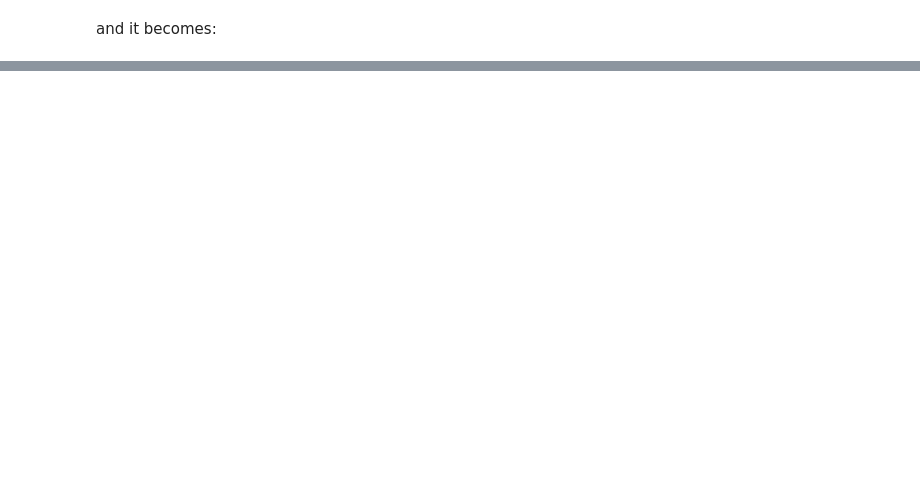
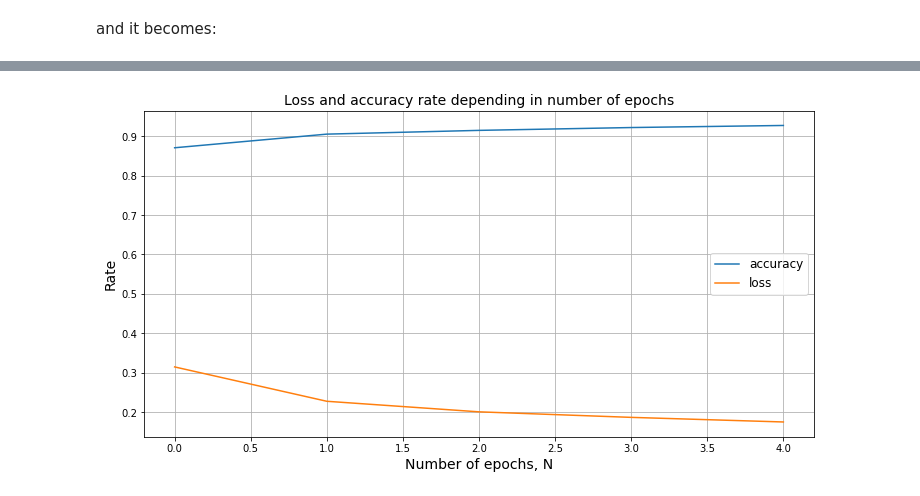
Before and after one commit to belpablo/Machine_Learning_Tecnologies_2022, a Jupyter notebook: Task_5/Belenko_Pavel_J41325c_MLT_2022_Task_5.ipynb, the cells around one changed output, grey strips where cells are left out. Saved outputs shown, nothing was run; the diff lists cells and outputs as text; code cells hidden in the pictures; blank space fills up the shorter version.

```diff
--- a/Task_5/Belenko_Pavel_J41325c_MLT_2022_Task_5.ipynb
+++ b/Task_5/Belenko_Pavel_J41325c_MLT_2022_Task_5.ipynb
@@ -253,10 +260,22 @@ model = Sequential()
 model.add(vgg16_net)
 
 # + flattening
+model.add(Flatten())
+
 # + Dense fullyconnected layer with 256 neurons
+model.add(Dense(256))
+
 # + ReLu
+# model.add(ReLU())
+model.add(Activation('relu'))
+
 # + Dropout
+model.add(Dropout(.5))
+
 # + Dense layer with 1 neuron
+model.add(Dense(1))
+
 # + sigmoid
+model.add(Activation('sigmoid'))
 
 model.summary()
@@ -283,9 +328,9 @@ plt.show()
 # Without using a GPU, learning 1 epoch of such a network will take about an hour. Plan your time =)
 # If you have access to a GPU, you can try 10-12 epochs - the quality should increase even more.
 
-model.fit_generator(
+modified_vgg162 = model.fit_generator(
     train_generator,
-    steps_per_epoch=nb_train_samples // batch_size,
-    epochs=5,
-    validation_data=val_generator,
-    validation_steps=nb_validation_samples // batch_size)
+    steps_per_epoch = nb_train_samples // batch_size,
+    epochs = 5,
+    validation_data = val_generator,
+    validation_steps = nb_validation_samples // batch_size)
@@ -294,0 +357,15 @@ print("Accuracy on test data: %.2f%%" % (scores[1]*100))
+# %%
+plt.figure(figsize = (12, 6))
+
+plt.plot(modified_vgg162.history['accuracy'], label = 'accuracy')
+plt.plot(modified_vgg162.history['loss'], label = 'loss')
+#plt.xlim(0, 4)
+
+plt.title('Loss and accuracy rate depending in number of epochs', fontsize = 14)
+plt.xlabel('Number of epochs, N', fontsize = 14)
+plt.ylabel('Rate', fontsize = 14)
+plt.legend(loc = 'right', fontsize = 12)
+plt.grid()
+plt.show()
+# %% [output]
+[figure, added]
```
Also changed, not shown: parts of 13 cells of this notebook.
